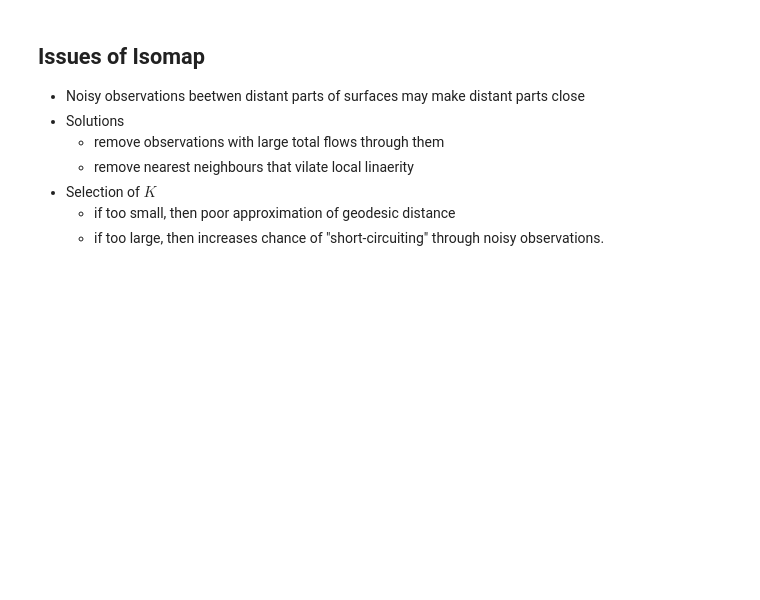
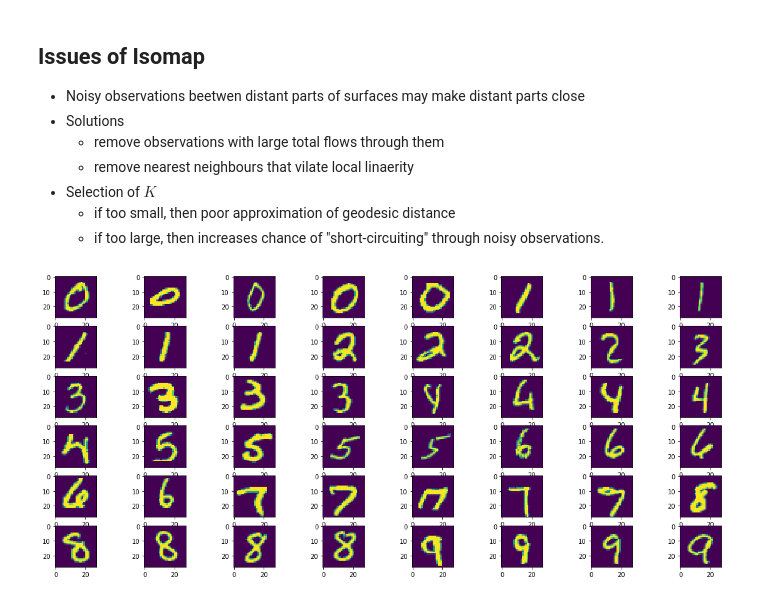
Before and after one commit to bvdmitri/ml-course, a Jupyter notebook: 03.presentos/presentos.ipynb, the cells around one changed output. Saved outputs shown, nothing was run; the diff lists cells and outputs as text; code cells hidden in the pictures; blank space fills up the shorter version.

```diff
--- a/03.presentos/presentos.ipynb
+++ b/03.presentos/presentos.ipynb
@@ -25,10 +31,14 @@ class RowImages():
 
     def show(self):
         images = []
-        for img_path in map(lambda x: x[0], self.images):
-            images.append(mpimg.imread(img_path))
+        if type(self.images[0][0]) is str:
+            for img_path in map(lambda x: x[0], self.images):
+                images.append(mpimg.imread(img_path))
+        else:
+            images = list(map(lambda x: x[0], self.images))
 
         plt.figure(figsize=self.size)
+        plt.axis("off")
         titles = list(map(lambda x: x[1], self.images))
         for i, image in enumerate(images):
             subplot = plt.subplot(len(images) / self.columns + 1, self.columns, i + 1)
@@ -79,3 +101,14 @@ Typical datasets for dimensionality reduction evaluation
 * Selection of $K$
     * if too small, then poor approximation of geodesic distance
     * if too large, then increases chance of "short-circuiting" through noisy observations.
+# %%
+from sklearn.datasets import fetch_mldata
+import numpy as np
+mnist = fetch_mldata('MNIST original', data_home="./")
+numberImages = []
+for i in range(48):
+    numberImages.append((mnist.data[1250 * i].reshape(28, 28), ''))
+images = RowImages(numberImages, columns = 8)
+images.show()
+# %% [output]
+[figure, added]
```
Also changed, not shown: parts of 9 cells of this notebook, 2 other files.
